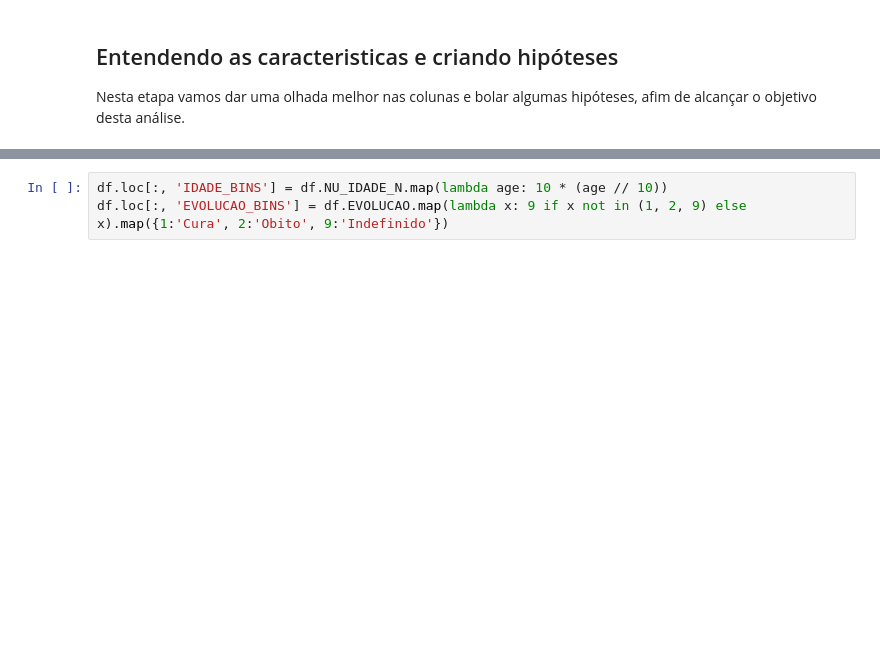
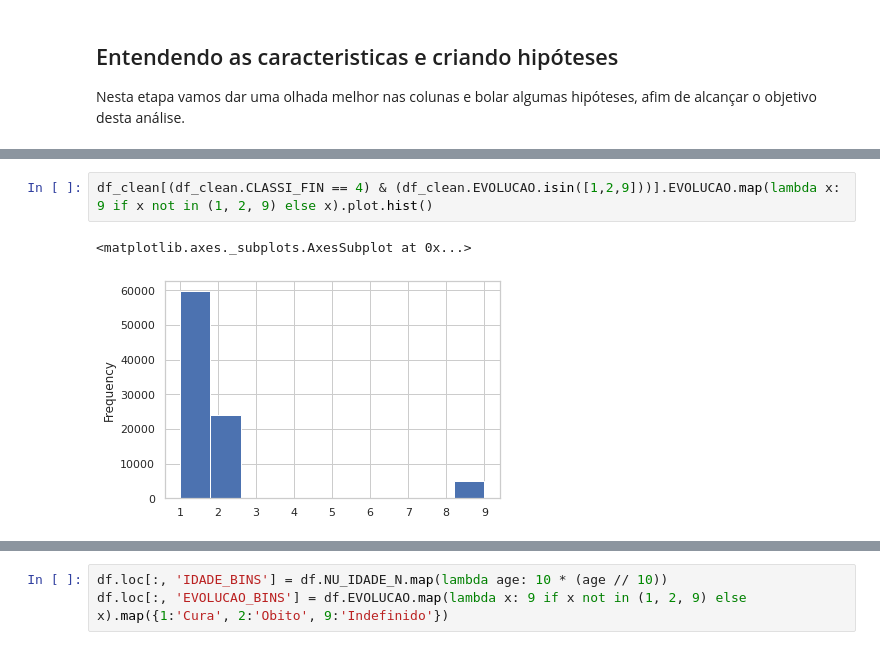
Before and after one commit to fabinhojorge/covid_analysis, a Jupyter notebook: covid_analysis.ipynb, the cells around one changed output, grey strips where cells are left out. Saved outputs shown, nothing was run; the diff lists cells and outputs as text; blank space fills up the shorter version.

```diff
--- a/covid_analysis.ipynb
+++ b/covid_analysis.ipynb
@@ -156,0 +204,5 @@ Nesta etapa vamos dar uma olhada melhor nas colunas e bolar algumas hipóteses,
+# %%
+df_clean[(df_clean.CLASSI_FIN == 4) & (df_clean.EVOLUCAO.isin([1,2,9]))].EVOLUCAO.map(lambda x: 9 if x not in (1, 2, 9) else x).plot.hist()
+# %% [output]
+<matplotlib.axes._subplots.AxesSubplot at 0x...>
+[figure, added]
```
Also changed, not shown: parts of 33 cells of this notebook, 1 other file.
